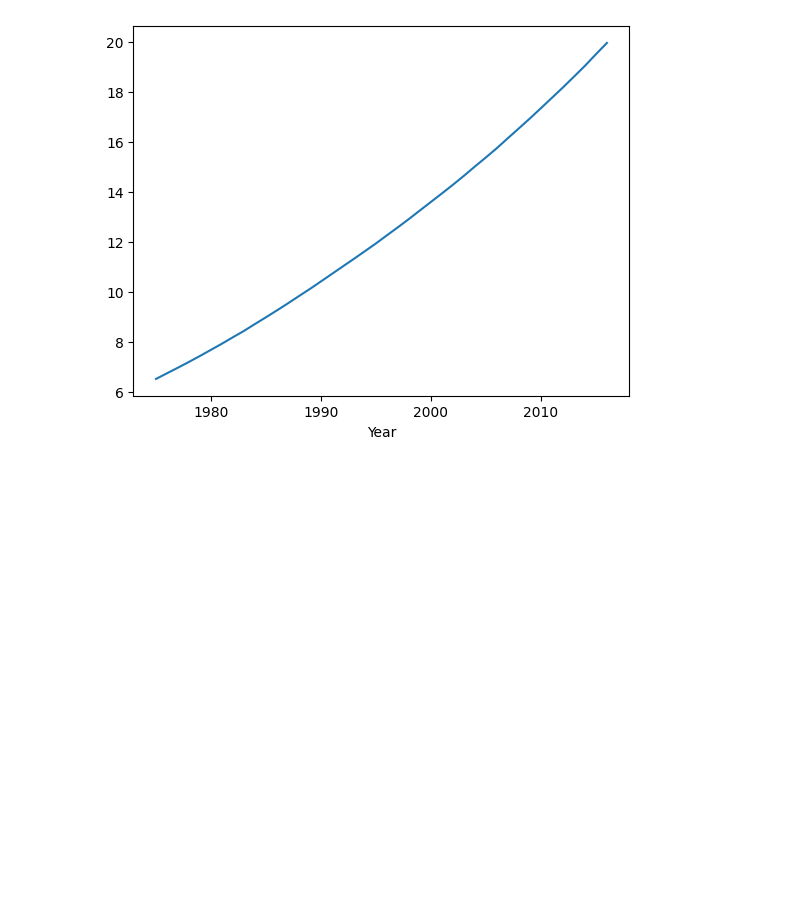
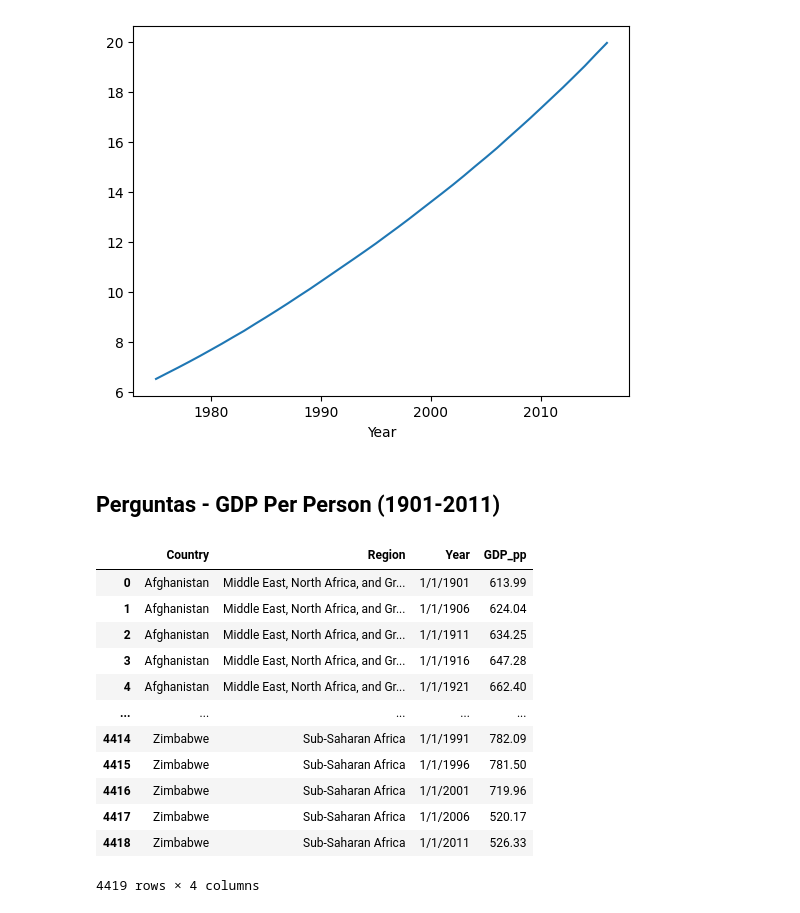
Before and after one commit to AlanDiekGuimaraes/Locadora_de_Veiculos, a Jupyter notebook: Projetos/Análise de dados de obesidade mundial e PIB per capita/Análise de dados de obesidade mundial e PIB per capita.ipynb, the cells around one changed output. Saved outputs shown, nothing was run; the diff lists cells and outputs as text; code cells hidden in the pictures; blank space fills up the shorter version.

```diff
--- a/Projetos/Análise de dados de obesidade mundial e PIB per capita/Análise de dados de obesidade mundial e PIB per capita.ipynb
+++ b/Projetos/Análise de dados de obesidade mundial e PIB per capita/Análise de dados de obesidade mundial e PIB per capita.ipynb
@@ -174,3 +174,22 @@ df_abos_os_sexos.groupby('Year')['Obesidade'].mean().plot()
 # %% [output]
 <Axes: xlabel='Year'>
 [figure]
+# %% [markdown]
+## Perguntas - GDP Per Person (1901-2011)
+# %%
+df_PIB_por_Pessoa = pd.read_csv("PIB por pessoa (1901-2011).csv", decimal=".")
+df_PIB_por_Pessoa
+# %% [output]
+|  | Country | Region | Year | GDP_pp |
+| 0 | Afghanistan | Middle East, North Africa, and Gr... | 1/1/1901 | 613.99 |
+| 1 | Afghanistan | Middle East, North Africa, and Gr... | 1/1/1906 | 624.04 |
+| 2 | Afghanistan | Middle East, North Africa, and Gr... | 1/1/1911 | 634.25 |
+| 3 | Afghanistan | Middle East, North Africa, and Gr... | 1/1/1916 | 647.28 |
+| 4 | Afghanistan | Middle East, North Africa, and Gr... | 1/1/1921 | 662.40 |
+| ... | ... | ... | ... | ... |
+| 4414 | Zimbabwe | Sub-Saharan Africa | 1/1/1991 | 782.09 |
+| 4415 | Zimbabwe | Sub-Saharan Africa | 1/1/1996 | 781.50 |
+| 4416 | Zimbabwe | Sub-Saharan Africa | 1/1/2001 | 719.96 |
+| 4417 | Zimbabwe | Sub-Saharan Africa | 1/1/2006 | 520.17 |
+| 4418 | Zimbabwe | Sub-Saharan Africa | 1/1/2011 | 526.33 |
+4419 rows × 4 columns
```
Also changed, not shown: parts of 11 cells of this notebook.
